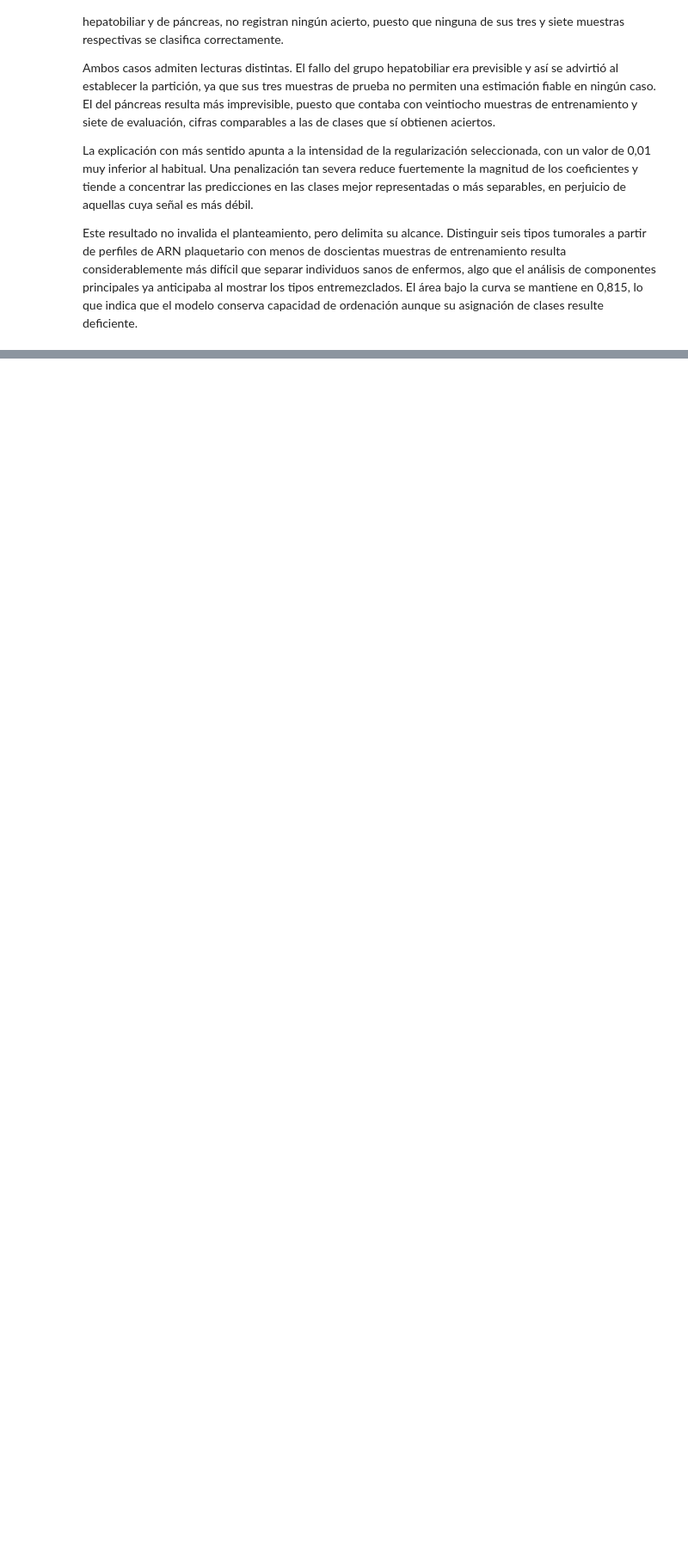
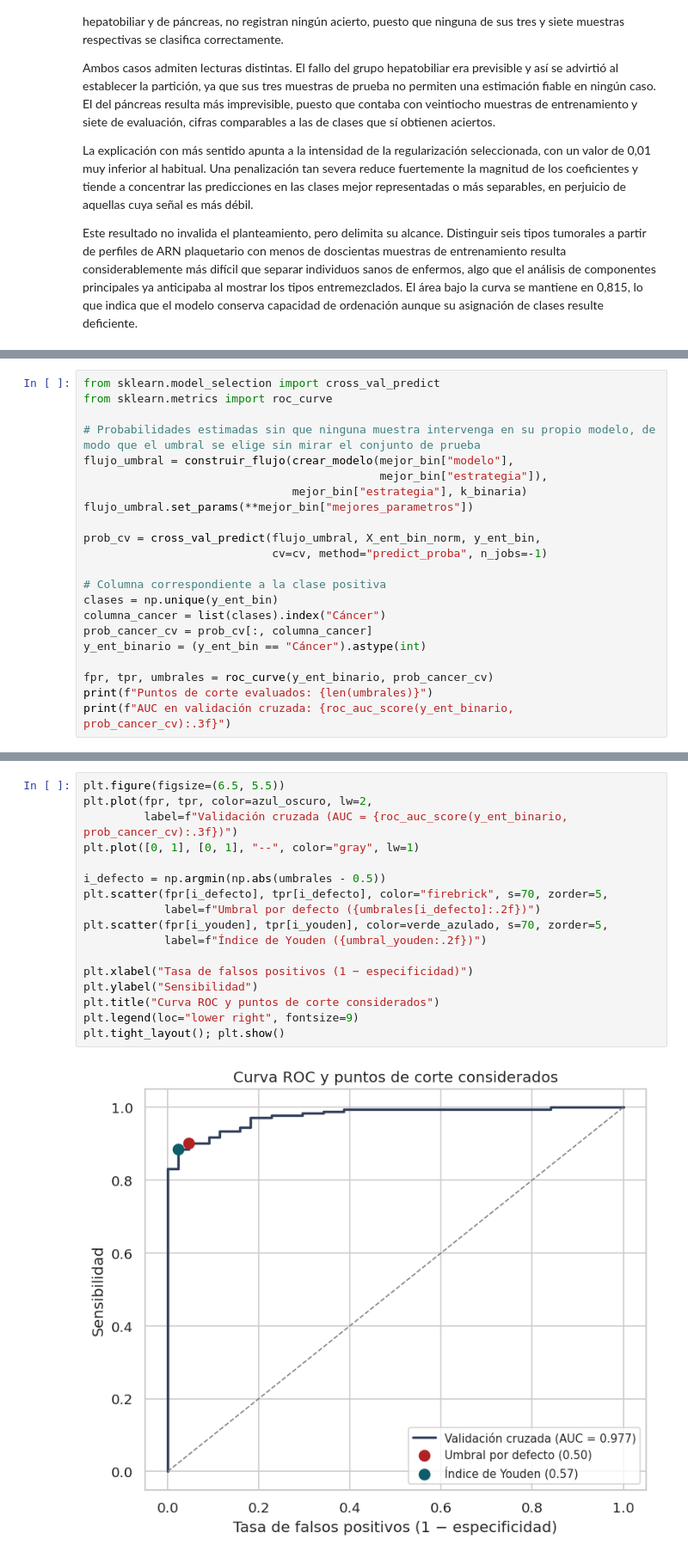
Before and after one commit to LLMariaJoseLL/tfm-biopsia-liquida-plaquetas, a Jupyter notebook: Código_del_TFM.ipynb, the cells around one changed output, grey strips where cells are left out. Shown at 86% size. Cells and saved outputs as stored; diff of their text form; blank space fills up the shorter version.

```diff
--- a/Código_del_TFM.ipynb
+++ b/Código_del_TFM.ipynb
@@ -2005,0 +2082,22 @@ Este resultado no invalida el planteamiento, pero delimita su alcance. Distingui
+# %%
+from sklearn.model_selection import cross_val_predict
+from sklearn.metrics import roc_curve
+
+# Probabilidades estimadas sin que ninguna muestra intervenga en su propio modelo, de modo que el umbral se elige sin mirar el conjunto de prueba
+flujo_umbral = construir_flujo(crear_modelo(mejor_bin["modelo"],
+                                            mejor_bin["estrategia"]),
+                               mejor_bin["estrategia"], k_binaria)
+flujo_umbral.set_params(**mejor_bin["mejores_parametros"])
+
+prob_cv = cross_val_predict(flujo_umbral, X_ent_bin_norm, y_ent_bin,
+                            cv=cv, method="predict_proba", n_jobs=-1)
+
+# Columna correspondiente a la clase positiva
+clases = np.unique(y_ent_bin)
+columna_cancer = list(clases).index("Cáncer")
+prob_cancer_cv = prob_cv[:, columna_cancer]
+y_ent_binario = (y_ent_bin == "Cáncer").astype(int)
+
+fpr, tpr, umbrales = roc_curve(y_ent_binario, prob_cancer_cv)
+print(f"Puntos de corte evaluados: {len(umbrales)}")
+print(f"AUC en validación cruzada: {roc_auc_score(y_ent_binario, prob_cancer_cv):.3f}")
@@ -2005,0 +2146,19 @@ Este resultado no invalida el planteamiento, pero delimita su alcance. Distingui
+# %%
+plt.figure(figsize=(6.5, 5.5))
+plt.plot(fpr, tpr, color=azul_oscuro, lw=2,
+         label=f"Validación cruzada (AUC = {roc_auc_score(y_ent_binario, prob_cancer_cv):.3f})")
+plt.plot([0, 1], [0, 1], "--", color="gray", lw=1)
+
+i_defecto = np.argmin(np.abs(umbrales - 0.5))
+plt.scatter(fpr[i_defecto], tpr[i_defecto], color="firebrick", s=70, zorder=5,
+            label=f"Umbral por defecto ({umbrales[i_defecto]:.2f})")
+plt.scatter(fpr[i_youden], tpr[i_youden], color=verde_azulado, s=70, zorder=5,
+            label=f"Índice de Youden ({umbral_youden:.2f})")
+
+plt.xlabel("Tasa de falsos positivos (1 − especificidad)")
+plt.ylabel("Sensibilidad")
+plt.title("Curva ROC y puntos de corte considerados")
+plt.legend(loc="lower right", fontsize=9)
+plt.tight_layout(); plt.show()
+# %% [output]
+[figure, added]
```
Also changed, not shown: parts of 57 cells of this notebook.
